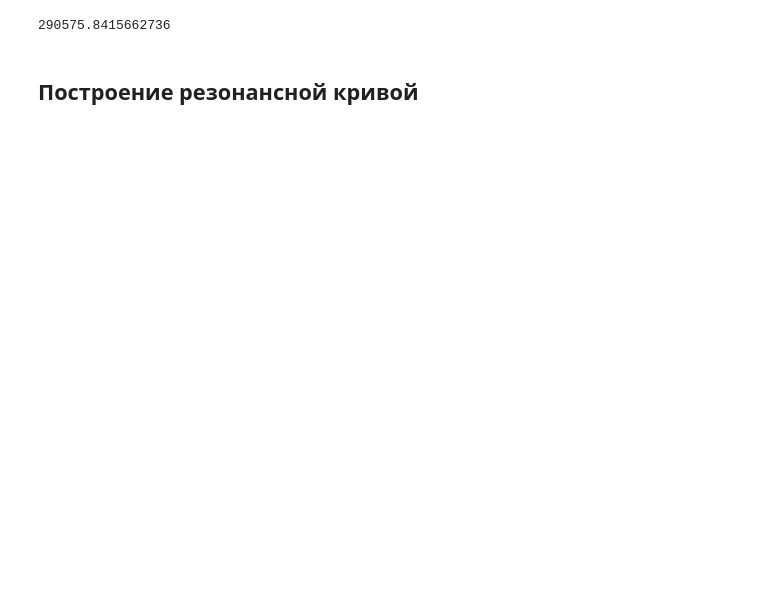
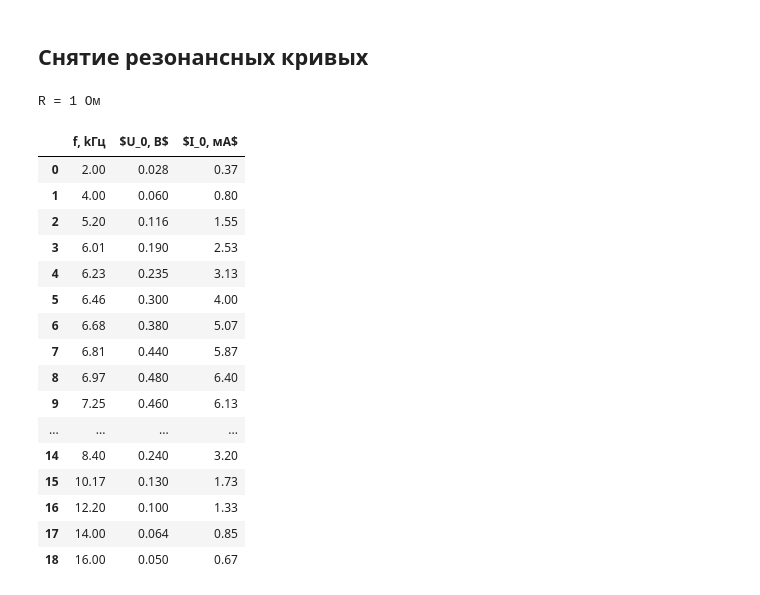
Before and after one commit to rationalex/MIPT_labs, a Jupyter notebook: 5_term/Электричество/Вынужденные колебания.ipynb, the cells around one changed output. Saved outputs shown, nothing was run; the diff lists cells and outputs as text; code cells hidden in the pictures; blank space fills up the shorter version.

```diff
--- a/5_term/Электричество/Вынужденные колебания.ipynb
+++ b/5_term/Электричество/Вынужденные колебания.ipynb
@@ -5,13 +28,14 @@ from math import pi, sqrt
+# %%
+def round2(num): return round(num, 2)
 # %%
 C = 3 * 10 ** (-9)   # Ф
 R = 1                # Ом
 L = 100 * 10 ** (-6) # Гн
 f_p = 1 / (2 * pi * sqrt(L * C))
-f_p
+
+R1 = 75 # Ом
-# %% [output]
-290575.8415662736
-# %% [markdown]
-## Построение резонансной кривой
+# %% [markdown]
+## Снятие резонансных кривых
 # %%
 #freq ampl
 measures = np.array(
@@ -36,4 +60,33 @@ measures = np.array(
         [14.0, 6.4 * 10 * 10 ** (-3)],
         [16.0, 5.0 * 10 * 10 ** (-3)]
     ])
+I0 = np.array(list(map(round2, measures[:, 1] / R1 * 1000)))
+m1 = np.hstack((measures, I0.reshape(len(I0), 1)))
+# %%
+df = pd.DataFrame(data=m1,
+                  columns=[r"f, kГц",
+                           r"$U_0, В$",
+                           r"$I_0, мА$"])
+I0 /= 1000
+print("R = 1 Ом")
+df
+# %% [output]
+R = 1 Ом
+|  | f, kГц | $U_0, В$ | $I_0, мА$ |
+| 0 | 2.00 | 0.028 | 0.37 |
+| 1 | 4.00 | 0.060 | 0.80 |
+| 2 | 5.20 | 0.116 | 1.55 |
+| 3 | 6.01 | 0.190 | 2.53 |
+| 4 | 6.23 | 0.235 | 3.13 |
+| 5 | 6.46 | 0.300 | 4.00 |
+| 6 | 6.68 | 0.380 | 5.07 |
+| 7 | 6.81 | 0.440 | 5.87 |
+| 8 | 6.97 | 0.480 | 6.40 |
+| 9 | 7.25 | 0.460 | 6.13 |
+| ... | ... | ... | ... |
+| 14 | 8.40 | 0.240 | 3.20 |
+| 15 | 10.17 | 0.130 | 1.73 |
+| 16 | 12.20 | 0.100 | 1.33 |
+| 17 | 14.00 | 0.064 | 0.85 |
+| 18 | 16.00 | 0.050 | 0.67 |
 # %%
```
Also changed, not shown: parts of 17 cells of this notebook, 2 other files.
